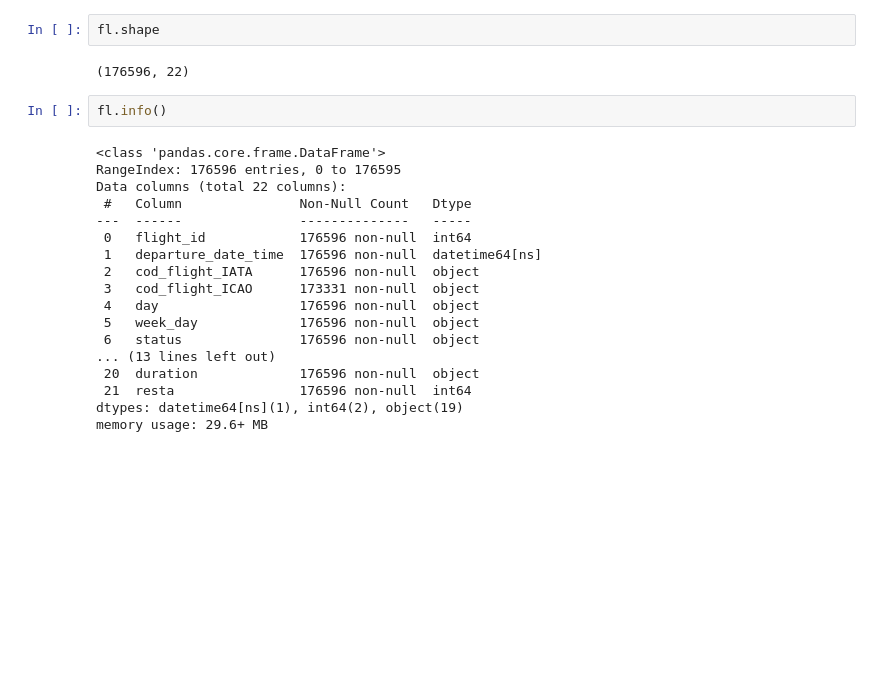
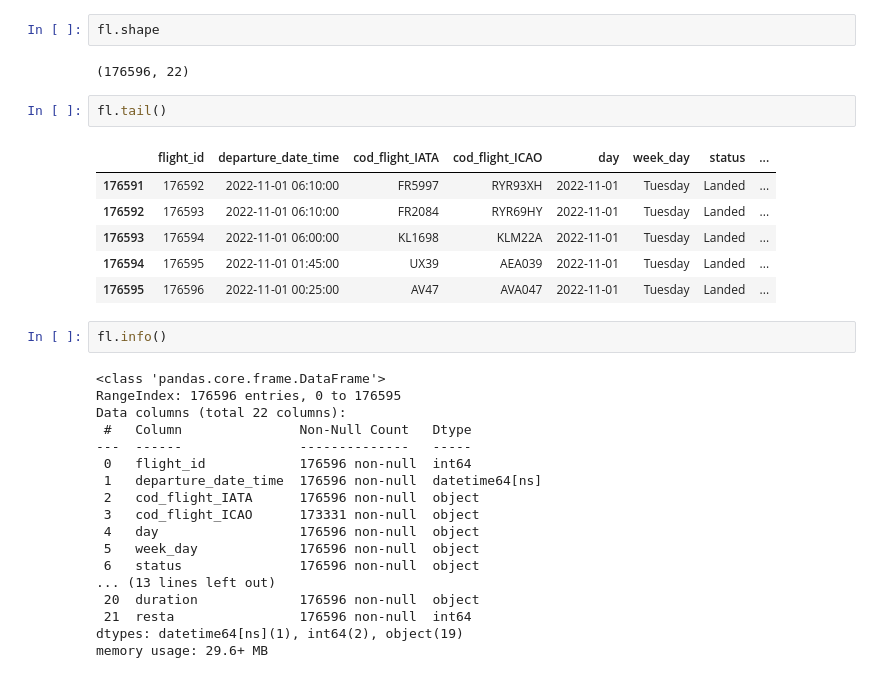
Before and after one commit to arromeral/ETL-MAD-arromeral, a Jupyter notebook: Jupyter Notebooks/flights_cleaning.ipynb, the cells around one changed output. Saved outputs shown, nothing was run; the diff lists cells and outputs as text; blank space fills up the shorter version.

```diff
--- a/Jupyter Notebooks/flights_cleaning.ipynb
+++ b/Jupyter Notebooks/flights_cleaning.ipynb
@@ -410,6 +410,15 @@ fl.head()
 fl.shape
 # %% [output]
 (176596, 22)
+# %%
+fl.tail()
+# %% [output]
+|  | flight_id | departure_date_time | cod_flight_IATA | cod_flight_ICAO | day | week_day | status | ... |
+| 176591 | 176592 | 2022-11-01 06:10:00 | FR5997 | RYR93XH | 2022-11-01 | Tuesday | Landed | ... |
+| 176592 | 176593 | 2022-11-01 06:10:00 | FR2084 | RYR69HY | 2022-11-01 | Tuesday | Landed | ... |
+| 176593 | 176594 | 2022-11-01 06:00:00 | KL1698 | KLM22A | 2022-11-01 | Tuesday | Landed | ... |
+| 176594 | 176595 | 2022-11-01 01:45:00 | UX39 | AEA039 | 2022-11-01 | Tuesday | Landed | ... |
+| 176595 | 176596 | 2022-11-01 00:25:00 | AV47 | AVA047 | 2022-11-01 | Tuesday | Landed | ... |
 # %%
 fl.info()
 # %% [output]
```
Also changed, not shown: 4 other files.
